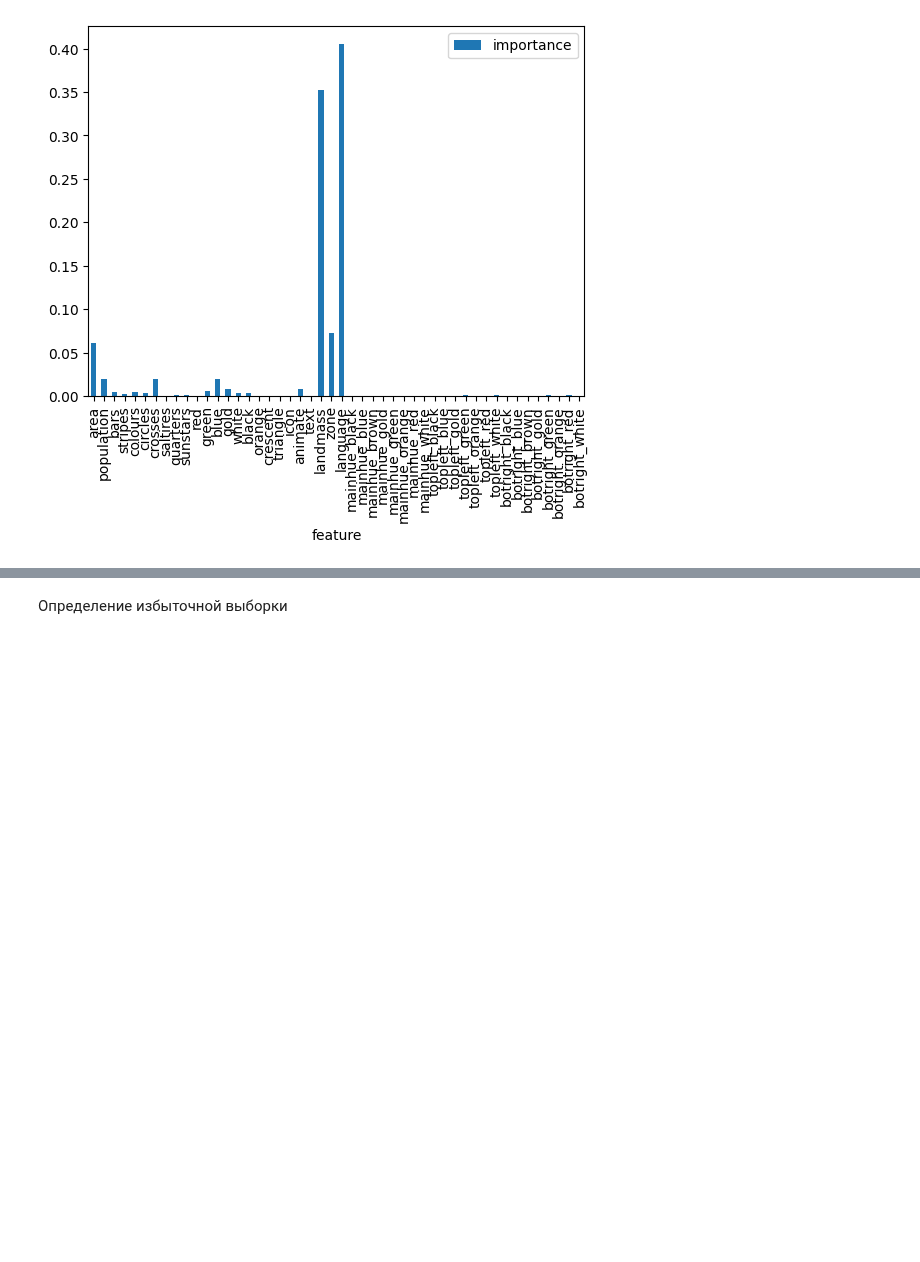
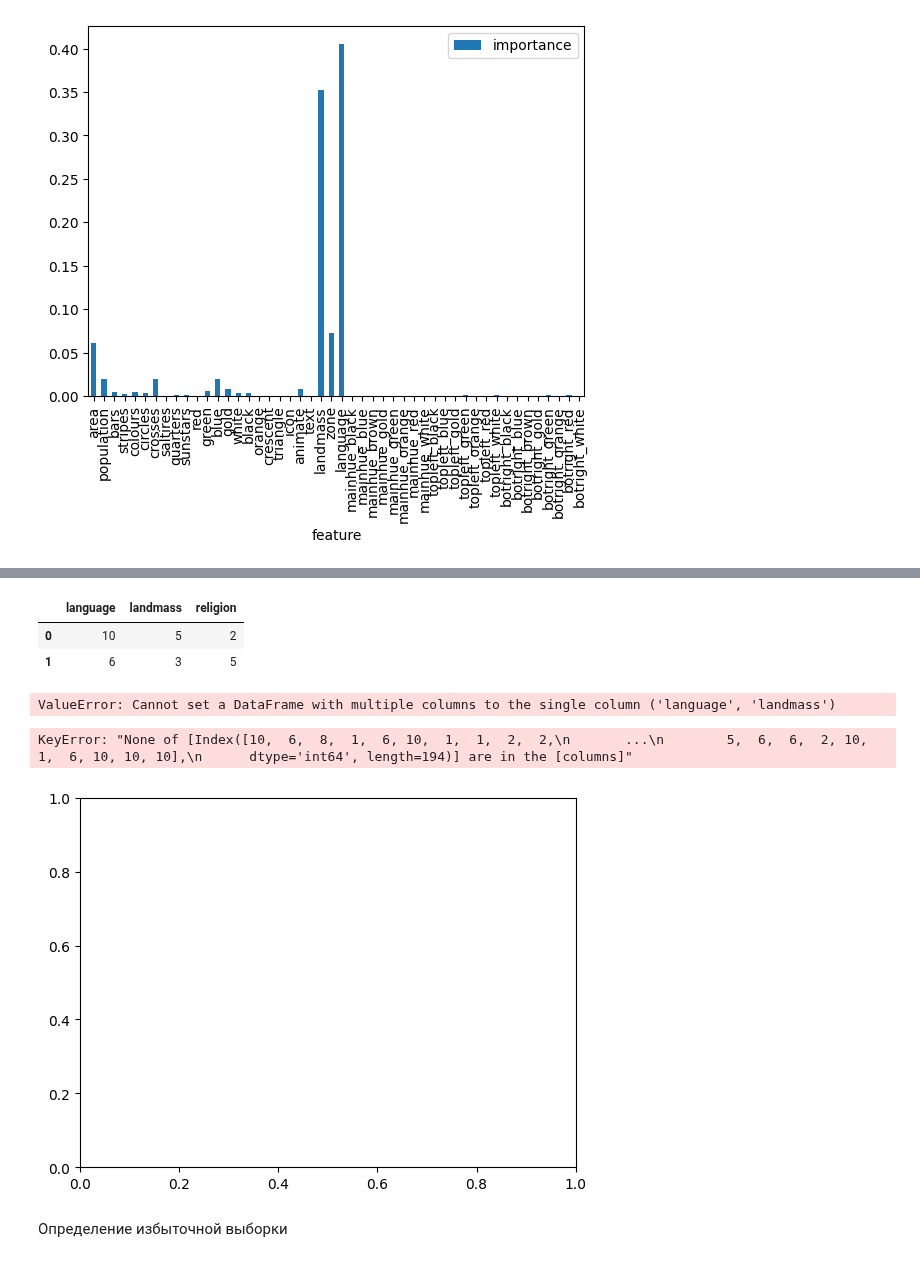
Before and after one commit to desve/AML-54, a Jupyter notebook: 16 Лабораторная работа по курсу/16 Homework_.ipynb, the cells around one changed output, grey strips where cells are left out. Cells and saved outputs as stored; diff of their text form; code cells hidden in the pictures; blank space fills up the shorter version.

```diff
--- a/16 Лабораторная работа по курсу/16 Homework_.ipynb
+++ b/16 Лабораторная работа по курсу/16 Homework_.ipynb
@@ -387,3 +429,26 @@ plt.show()
+# %%
+cols = ['language', 'landmass', 'religion']
+df_ = data[cols]
+df_.head(2)
+# %% [output]
+|  | language | landmass | religion |
+| 0 | 10 | 5 | 2 |
+| 1 | 6 | 3 | 5 |
+# %%
+df_0['language', 'landmass'] = df_[df_['religion'] ==0]
+df_1 = df_[df_['religion'] ==1]
+df_2 = df_[df_['religion'] ==2]
+df_3 = df_[df_['religion'] ==3]
+df_4 = df_[df_['religion'] ==4]
+df_5 = df_[df_['religion'] ==5]
+df_0.head(2)
+# %% [output]
+ValueError: Cannot set a DataFrame with multiple columns to the single column ('language', 'landmass')
+# %%
+data.plot.scatter(data['language'], data['landmass'])
+# %% [output]
+KeyError: "None of [Index([10,  6,  8,  1,  6, 10,  1,  1,  2,  2,\n       ...\n        5,  6,  6,  2, 10,  1,  6, 10, 10, 10],\n      dtype='int64', length=194)] are in the [columns]"
+[figure, added]
 # %% [markdown]
 Определение избыточной выборки
 # %%
```
Also changed, not shown: parts of 45 cells of this notebook.
